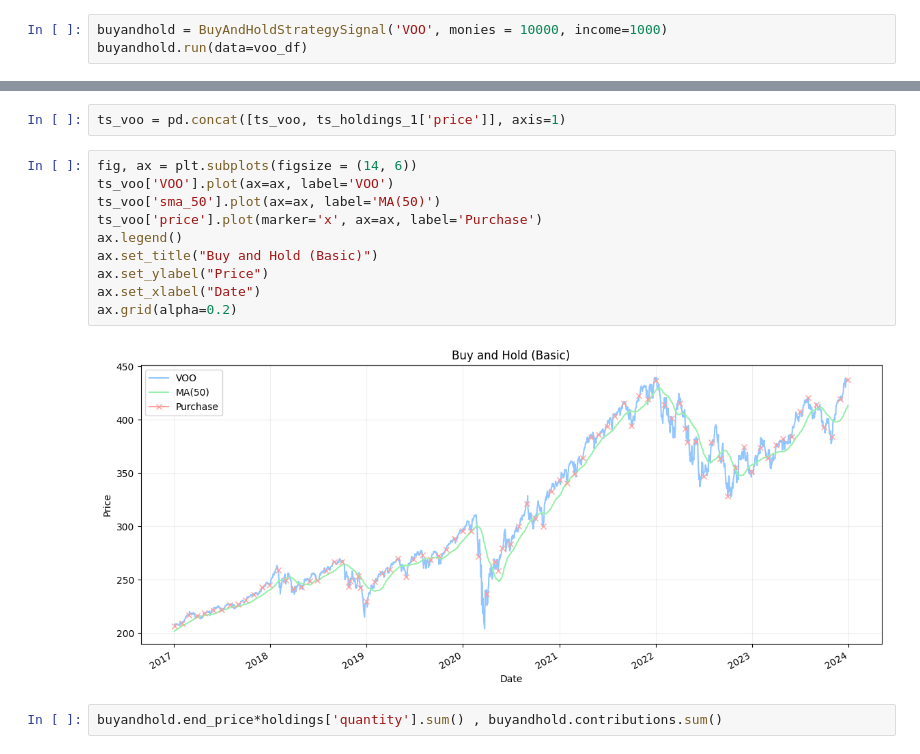
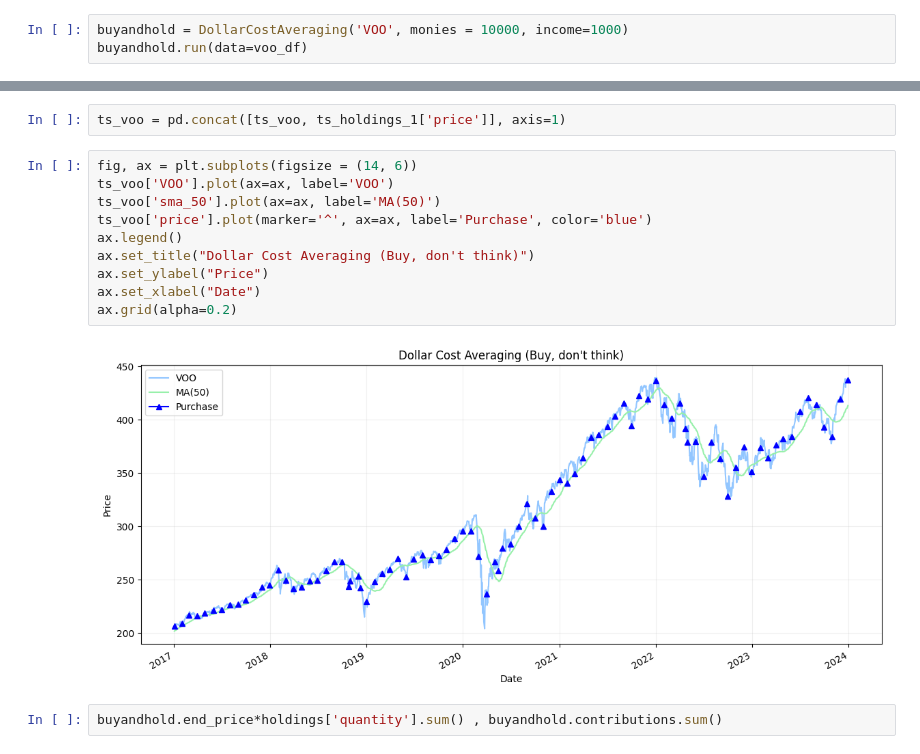
Before and after one commit to Johnnyboycurtis/stock-market-analysis, a Jupyter notebook: experiments-backtesting-dev.ipynb, the cells around one changed output, grey strips where cells are left out. Saved outputs shown, nothing was run; the diff lists cells and outputs as text.

Commit message:
adding titles

```diff
--- a/experiments-backtesting-dev.ipynb
+++ b/experiments-backtesting-dev.ipynb
@@ -44,7 +46,7 @@ voo_df = voo_df.loc[(pd.Timestamp(2017, 1, 1) <= voo_df['Date'])]
 
 tl;dr Immediately buy as much as possible. Don't think, just buy.
 # %%
-buyandhold = BuyAndHoldStrategySignal('VOO', monies = 10000, income=1000)
+buyandhold = DollarCostAveraging('VOO', monies = 10000, income=1000)
 buyandhold.run(data=voo_df)
 # %%
 holdings = buyandhold.holdings.to_pandas()
@@ -77,15 +79,15 @@ ts_voo = pd.concat([ts_voo, ts_holdings_1['price']], axis=1)
 # %%
 fig, ax = plt.subplots(figsize = (14, 6))
 ts_voo['VOO'].plot(ax=ax, label='VOO')
 ts_voo['sma_50'].plot(ax=ax, label='MA(50)')
-ts_voo['price'].plot(marker='x', ax=ax, label='Purchase')
+ts_voo['price'].plot(marker='^', ax=ax, label='Purchase', color='blue')
 ax.legend()
-ax.set_title("Buy and Hold (Basic)")
+ax.set_title("Dollar Cost Averaging (Buy, don't think)")
 ax.set_ylabel("Price")
 ax.set_xlabel("Date")
 ax.grid(alpha=0.2)
 # %% [output]
-[figure, old version]
+[figure, new version]
 # %%
 buyandhold.end_price*holdings['quantity'].sum() , buyandhold.contributions.sum()
 # %% [output]
```
Also changed, not shown: parts of 13 cells of this notebook.
